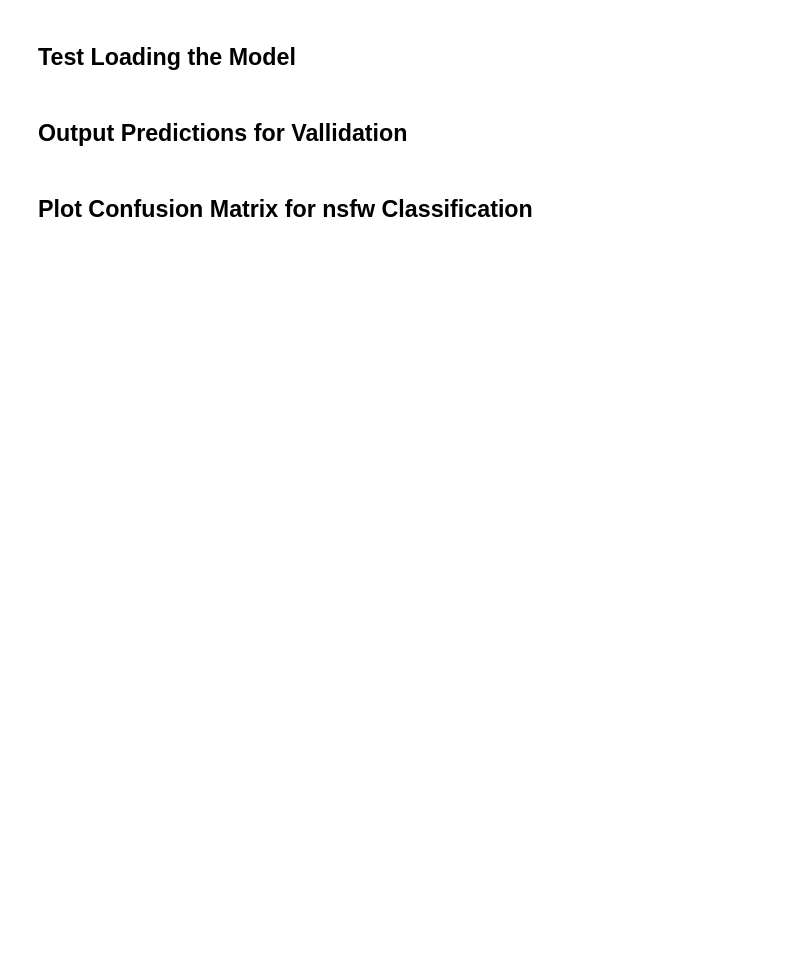
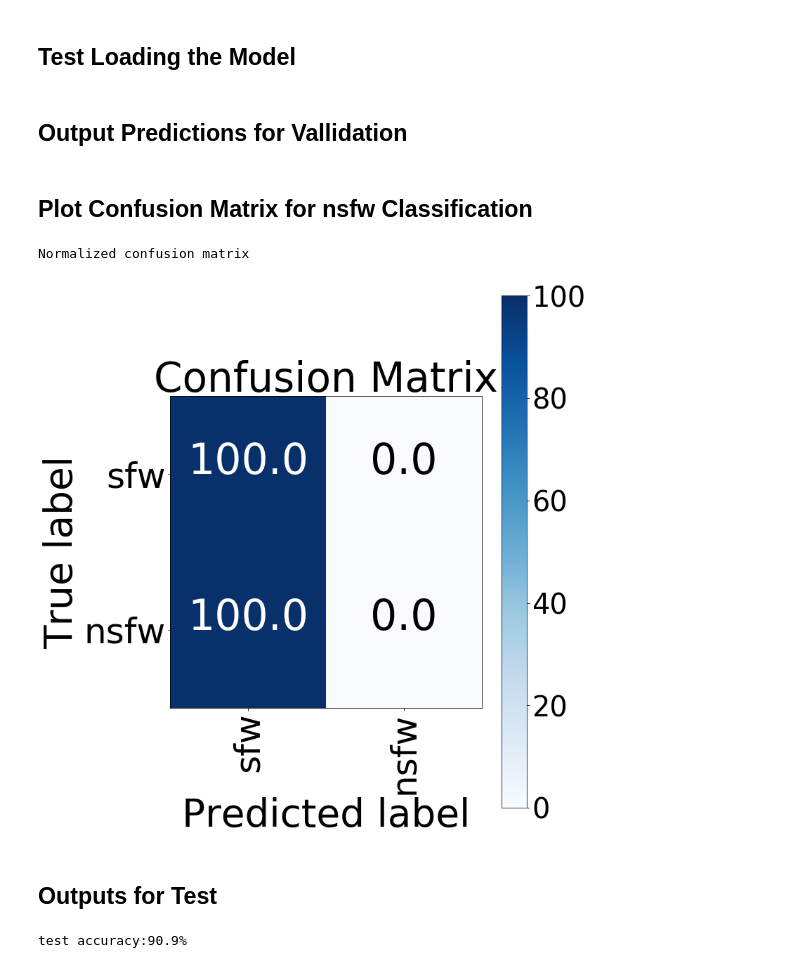
Before and after one commit to mohitrgiit/CS-231N-Final-Project, a Jupyter notebook: src/models/AlexNet_nsfw_classification.ipynb, the cells around one changed output. Cells and saved outputs as stored; diff of their text form; code cells hidden in the pictures; blank space fills up the shorter version.

Commit message:
added test analysis

```diff
--- a/src/models/AlexNet_nsfw_classification.ipynb
+++ b/src/models/AlexNet_nsfw_classification.ipynb
@@ -241,5 +244,22 @@ y_val_pred = np.argmax(y_val_pred, axis = 1)
 # %%
 classes = ['sfw', 'nsfw']
 
 conf = confusion_matrix(data.y_val_2, y_val_pred)
-plot_confusion_matrix(conf, classes=classes, normalize = True)
+plot_confusion_matrix(conf, classes=classes, normalize = True, figure_size = 11, tick_font = 50, box_font = 60, \
+    axis_font = 55, title_font = 58, colorbar_font = 40,\
+    left_space = 0.25, right_space = 0.95, top_space = 0.97, bottom_space = 0.05, \
+    save_address = '../../AlexNet_plots//', save_name = 'nsfw_confusion_val')
+# %% [output]
+Normalized confusion matrix
+[figure, added]
+# %% [markdown]
+## Outputs for Test
+# %%
+test_cost, test_acc = model.eval(data, session, "test")
+
+y_test_pred = session.run(model.prediction, {model.X_placeholder: data.X_test, model.y_placeholder: data.y_test_2,
+                                            model.is_training_placeholder:False})
+
+y_test_pred = np.argmax(y_test_pred, axis = 1)
+# %% [output]
+test accuracy:90.9%
```
Also changed, not shown: parts of 3 cells of this notebook.
